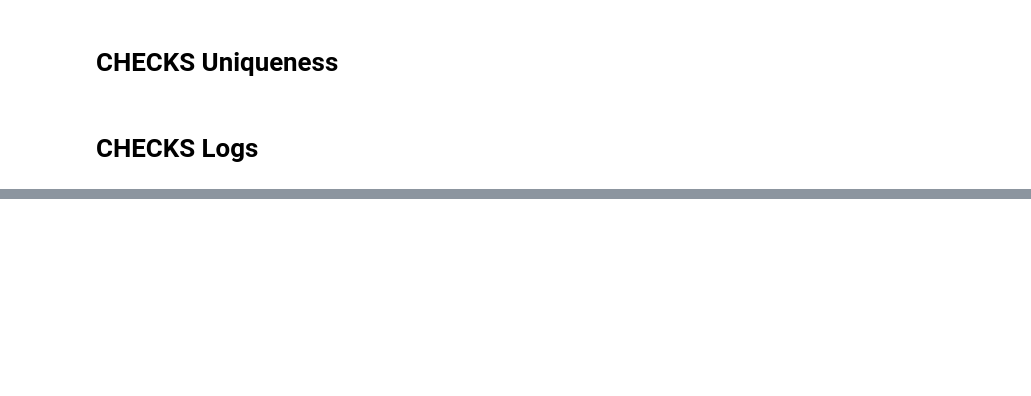
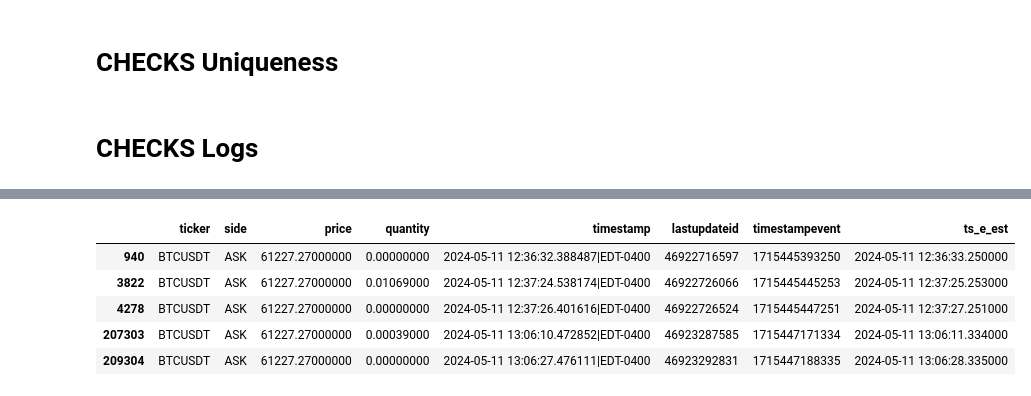
Before and after one commit to patroon-analytics/data_crypto, a Jupyter notebook: crypto/G003/dev/G003_Dev.ipynb, the cells around one changed output, grey strips where cells are left out. Saved outputs shown, nothing was run; the diff lists cells and outputs as text; code cells hidden in the pictures; blank space fills up the shorter version.

Commit message:
TSDB | Working | Includes test scripts

```diff
--- a/crypto/G003/dev/G003_Dev.ipynb
+++ b/crypto/G003/dev/G003_Dev.ipynb
@@ -158,0 +191,4 @@ Name: count, dtype: int64
+# %%
+p_dir_updates = "../test/data/001_raw/"
+filename = "l2_BTCUSDT_TEST__00502_20240511_1936.feather"
+l2_update_02 = pd.read_feather(os.path.join(p_dir_updates, filename))
@@ -158,0 +211,11 @@ Name: count, dtype: int64
+# %%
+l2_update_02[['ts_e_est']] = l2_update_02['timestampevent'].apply(f_convert_ts_to_dt_02)
+l2_update_03 =l2_update_02[(l2_update_02['price']=='61227.27000000') & (l2_update_02['side']=='ASK')]
+display(l2_update_03)
+# %% [output]
+|  | ticker | side | price | quantity | timestamp | lastupdateid | timestampevent | ts_e_est |
+| 940 | BTCUSDT | ASK | 61227.27000000 | 0.00000000 | 2024-05-11 12:36:32.388487|EDT-0400 | 46922716597 | 1715445393250 | 2024-05-11 12:36:33.250000 |
+| 3822 | BTCUSDT | ASK | 61227.27000000 | 0.01069000 | 2024-05-11 12:37:24.538174|EDT-0400 | 46922726066 | 1715445445253 | 2024-05-11 12:37:25.253000 |
+| 4278 | BTCUSDT | ASK | 61227.27000000 | 0.00000000 | 2024-05-11 12:37:26.401616|EDT-0400 | 46922726524 | 1715445447251 | 2024-05-11 12:37:27.251000 |
+| 207303 | BTCUSDT | ASK | 61227.27000000 | 0.00039000 | 2024-05-11 13:06:10.472852|EDT-0400 | 46923287585 | 1715447171334 | 2024-05-11 13:06:11.334000 |
+| 209304 | BTCUSDT | ASK | 61227.27000000 | 0.00000000 | 2024-05-11 13:06:27.476111|EDT-0400 | 46923292831 | 1715447188335 | 2024-05-11 13:06:28.335000 |
```
Also changed, not shown: parts of 15 cells of this notebook, 3 other files.
